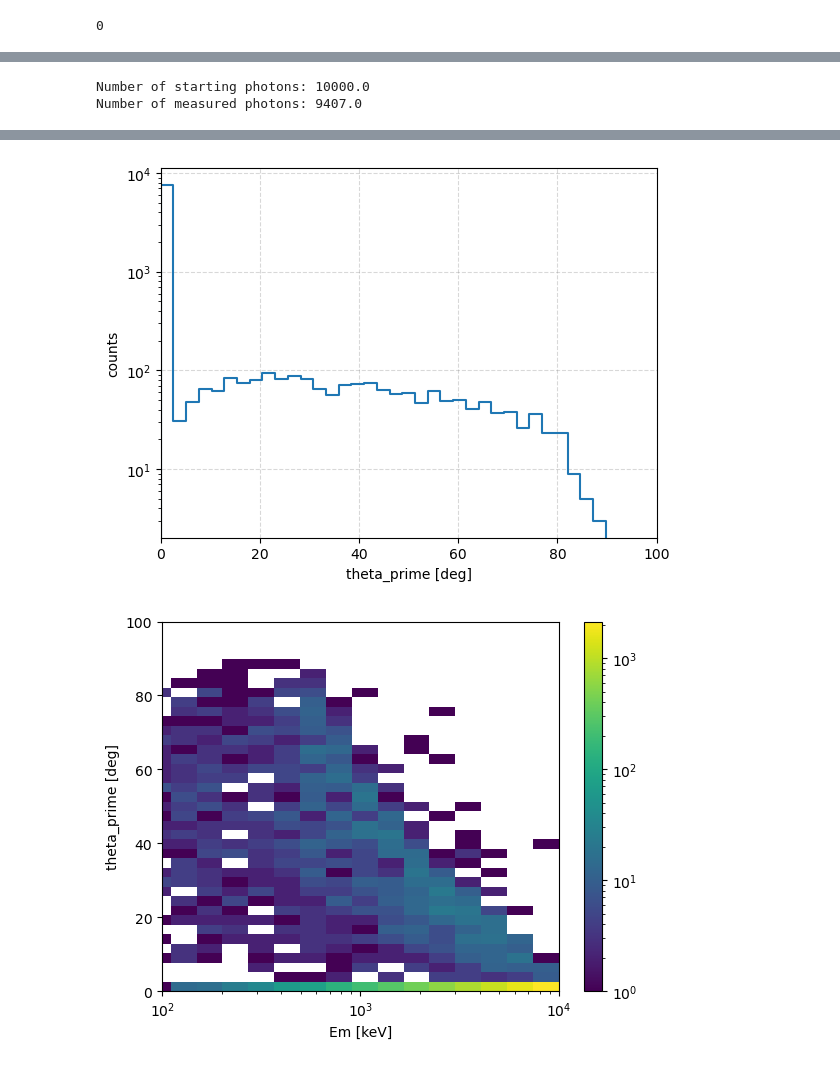
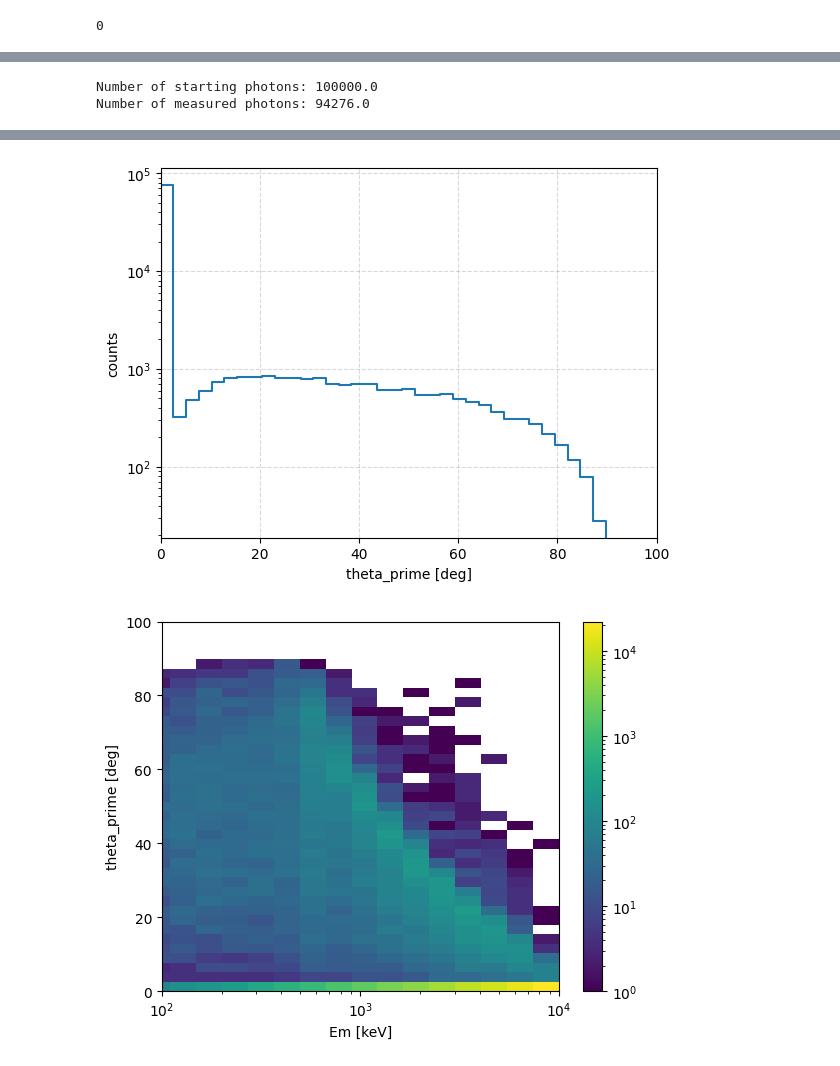
Before and after one commit to cositools/cosi-atmosphere, a Jupyter notebook: examples/notebooks/run_atm_sims/atmosphere_example.ipynb, the cells around one changed output, grey strips where cells are left out. Saved outputs shown, nothing was run; the diff lists cells and outputs as text; code cells hidden in the pictures.

```diff
--- a/examples/notebooks/run_atm_sims/atmosphere_example.ipynb
+++ b/examples/notebooks/run_atm_sims/atmosphere_example.ipynb
@@ -218,6 +224,6 @@ id      em[keV] xm[cm]  ym[cm]  zm[cm]  xdm[cm] ydm[cm] zdm[cm]
 ### As a simple example, let's bin the data and make some diagnostic plots:
 # %%
-instance = Process("rectangular",0)
+instance = Process(0)
 instance.bin_sim()
 instance.make_scattering_plots()
 # %% [output]
@@ -227,2 +233,2 @@ instance.make_scattering_plots()
-Number of starting photons: 10000.0
-Number of measured photons: 9407.0
+Number of starting photons: 100000.0
+Number of measured photons: 94276.0
@@ -230,2 +236,2 @@ Number of measured photons: 9407.0
-[figure, old version]
+[figure, new version]
-[figure, old version]
+[figure, new version]
```
Also changed, not shown: parts of 13 cells of this notebook, 1 other file.
